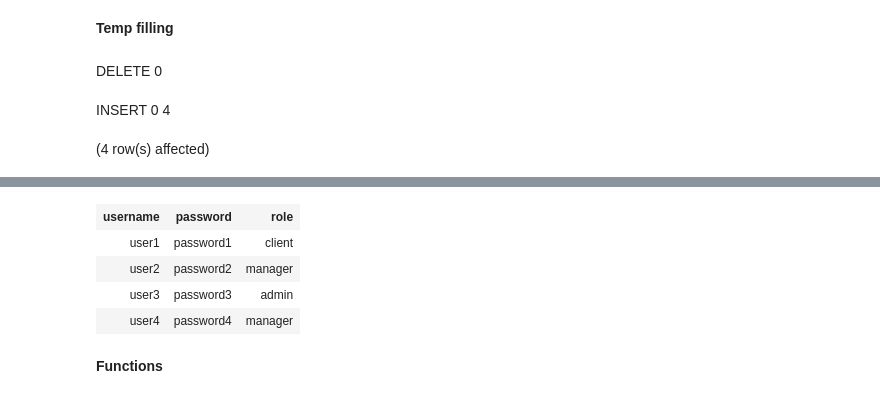
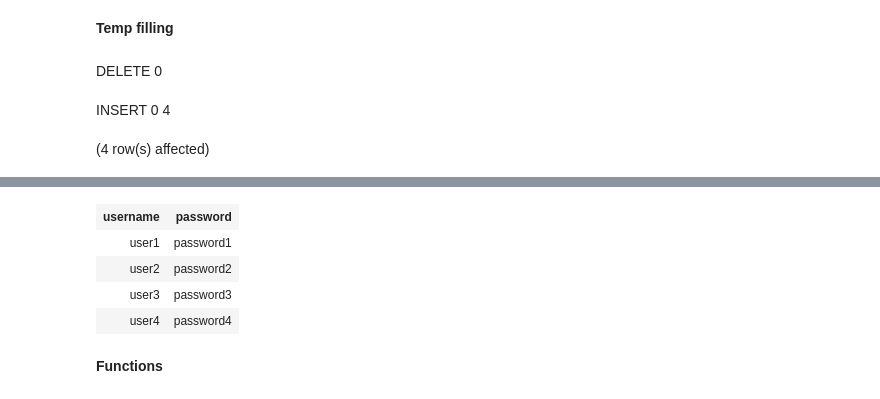
Before and after one commit to WhiteMorro1177/car-rent-server, a Jupyter notebook: db-conf/Notebook-1.ipynb, the cells around one changed output, grey strips where cells are left out. Saved outputs shown, nothing was run; the diff lists cells and outputs as text; code cells hidden in the pictures.

```diff
--- a/db-conf/Notebook-1.ipynb
+++ b/db-conf/Notebook-1.ipynb
@@ -232,11 +236,11 @@ Total execution time: 00:00:00.045
 # %%
 delete from users;
 
-INSERT INTO users (username, password, role) VALUES
-('user1', 'password1', 'client'),
-('user2', 'password2', 'manager'),
-('user3', 'password3', 'admin'),
-('user4', 'password4', 'manager');
+INSERT INTO users (username, password) VALUES
+('user1', 'password1'),
+('user2', 'password2'),
+('user3', 'password3'),
+('user4', 'password4');
 
 SELECT * FROM users;
 # %% [output]
@@ -247,8 +251,8 @@ Total execution time: 00:00:00.082
-| username | password | role |
-| user1 | password1 | client |
-| user2 | password2 | manager |
-| user3 | password3 | admin |
-| user4 | password4 | manager |
+| username | password |
+| user1 | password1 |
+| user2 | password2 |
+| user3 | password3 |
+| user4 | password4 |
 # %% [markdown]
 **Functions**
 # %%
```
Also changed, not shown: parts of 13 cells of this notebook, 1 other file.
